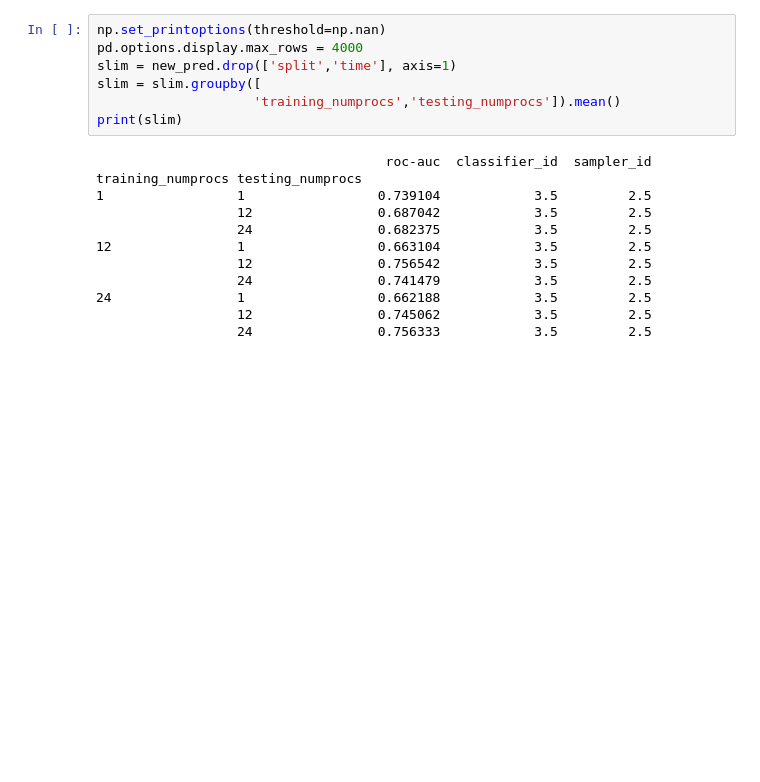
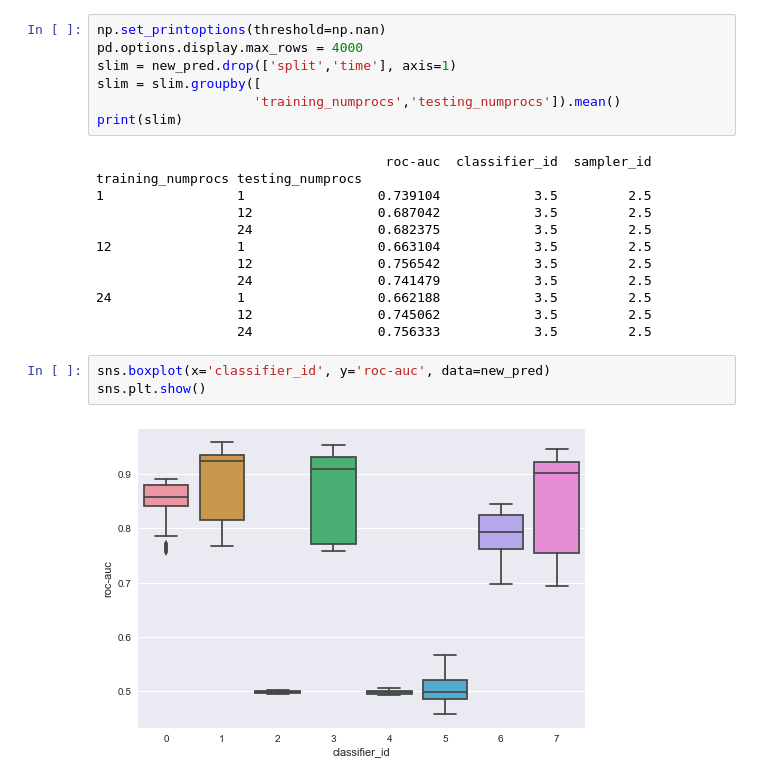
Before and after one commit to patemotter/trilinos-prediction, a Jupyter notebook: ml_files/Summit_Comparison.ipynb, the cells around one changed output. Saved outputs shown, nothing was run; the diff lists cells and outputs as text; blank space fills up the shorter version.

```diff
--- a/ml_files/Summit_Comparison.ipynb
+++ b/ml_files/Summit_Comparison.ipynb
@@ -72,3 +71,8 @@ training_numprocs testing_numprocs
 24                1                 0.662188            3.5         2.5
                   12                0.745062            3.5         2.5
                   24                0.756333            3.5         2.5
+# %%
+sns.boxplot(x='classifier_id', y='roc-auc', data=new_pred)
+sns.plt.show()
+# %% [output]
+[figure, added]
```
Also changed, not shown: parts of 7 cells of this notebook.
